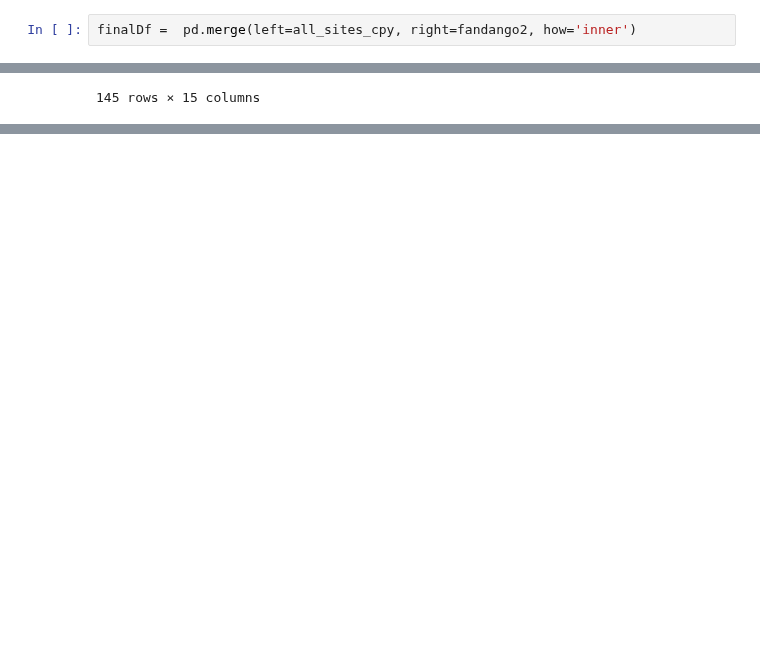
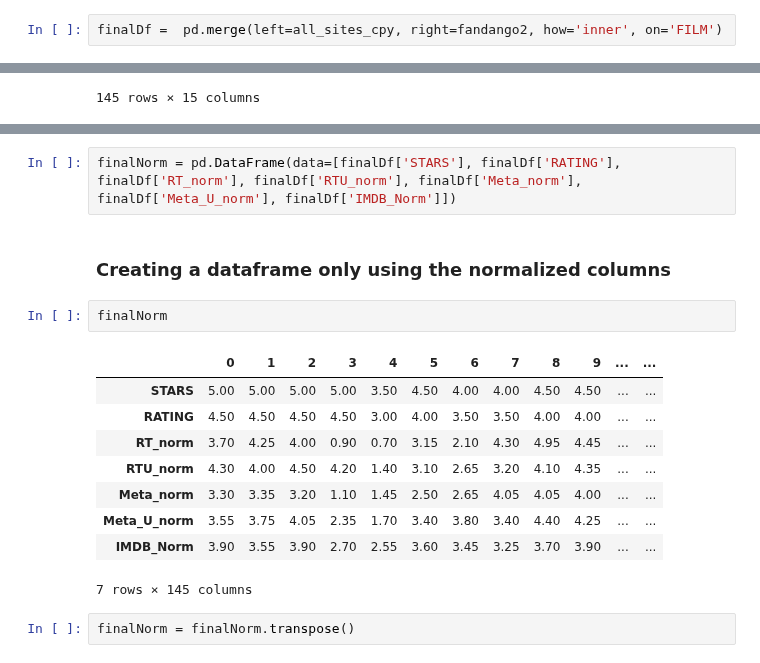
Before and after one commit to rohitcodism/ML-DS, a Jupyter notebook: Projects/Capstone-Project-1/capstone.ipynb, the cells around one changed output, grey strips where cells are left out. Drawn from its saved outputs; the diff is of its cells as text; blank space fills up the shorter version.

```diff
--- a/Projects/Capstone-Project-1/capstone.ipynb
+++ b/Projects/Capstone-Project-1/capstone.ipynb
@@ -302,7 +302,7 @@ all_sites_cpy.nlargest(1, 'Metacritic_user_vote_count')
 # %% [markdown]
 ### Fandago Scores vs Other Sites Scores
 # %%
-finalDf =  pd.merge(left=all_sites_cpy, right=fandango2, how='inner')
+finalDf =  pd.merge(left=all_sites_cpy, right=fandango2, how='inner', on='FILM')
 # %%
 finalDf
 # %% [output]
@@ -326,0 +373,18 @@ dtype: int64
+# %%
+finalNorm = pd.DataFrame(data=[finalDf['STARS'], finalDf['RATING'], finalDf['RT_norm'], finalDf['RTU_norm'], finalDf['Meta_norm'], finalDf['Meta_U_norm'], finalDf['IMDB_Norm']])
+# %% [markdown]
+### Creating a dataframe only using the normalized columns
+# %%
+finalNorm
+# %% [output]
+|  | 0 | 1 | 2 | 3 | 4 | 5 | 6 | 7 | 8 | 9 | ... | ... |
+| STARS | 5.00 | 5.00 | 5.00 | 5.00 | 3.50 | 4.50 | 4.00 | 4.00 | 4.50 | 4.50 | ... | ... |
+| RATING | 4.50 | 4.50 | 4.50 | 4.50 | 3.00 | 4.00 | 3.50 | 3.50 | 4.00 | 4.00 | ... | ... |
+| RT_norm | 3.70 | 4.25 | 4.00 | 0.90 | 0.70 | 3.15 | 2.10 | 4.30 | 4.95 | 4.45 | ... | ... |
+| RTU_norm | 4.30 | 4.00 | 4.50 | 4.20 | 1.40 | 3.10 | 2.65 | 3.20 | 4.10 | 4.35 | ... | ... |
+| Meta_norm | 3.30 | 3.35 | 3.20 | 1.10 | 1.45 | 2.50 | 2.65 | 4.05 | 4.05 | 4.00 | ... | ... |
+| Meta_U_norm | 3.55 | 3.75 | 4.05 | 2.35 | 1.70 | 3.40 | 3.80 | 3.40 | 4.40 | 4.25 | ... | ... |
+| IMDB_Norm | 3.90 | 3.55 | 3.90 | 2.70 | 2.55 | 3.60 | 3.45 | 3.25 | 3.70 | 3.90 | ... | ... |
+7 rows × 145 columns
+# %%
+finalNorm = finalNorm.transpose()
```
Also changed, not shown: parts of 12 cells of this notebook.
